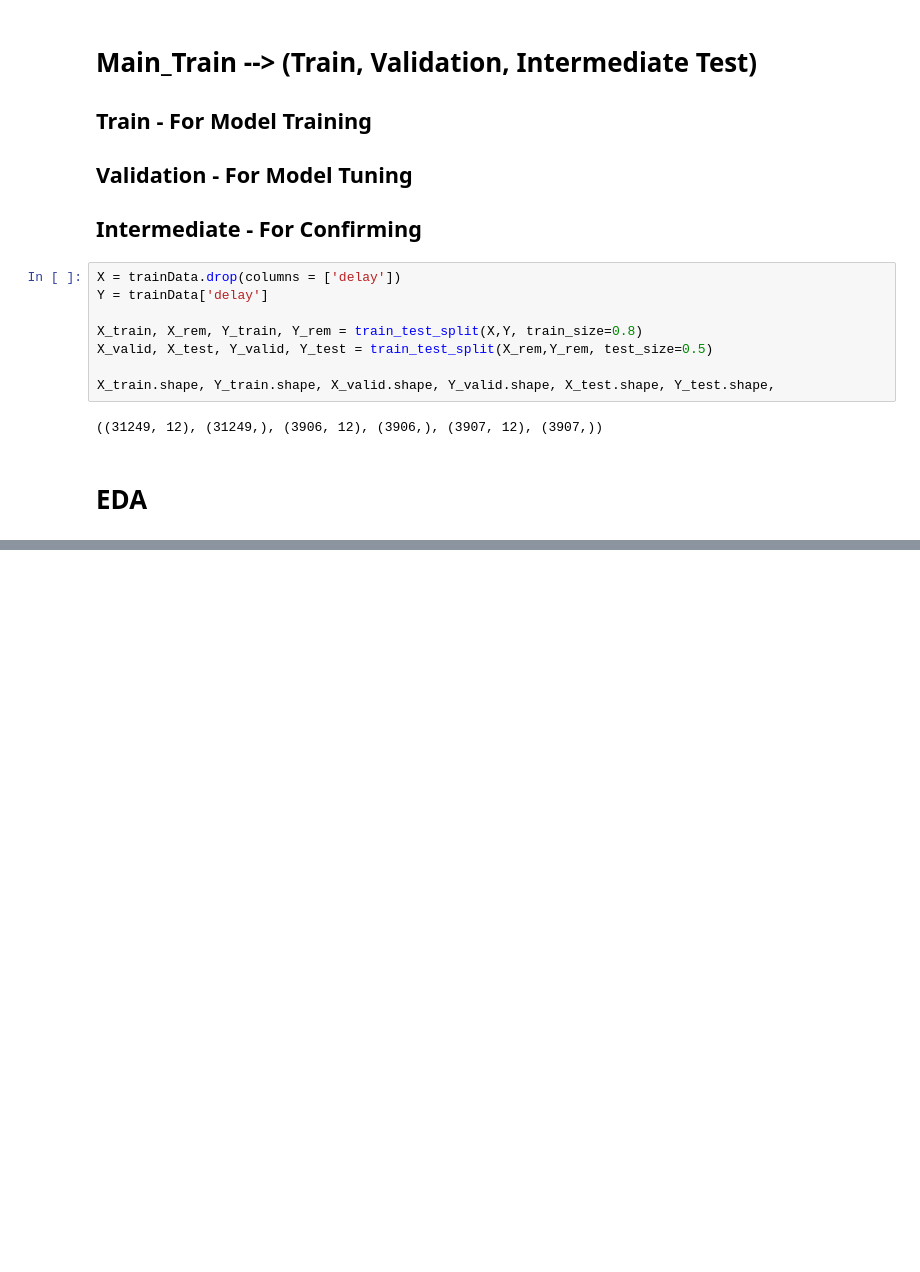
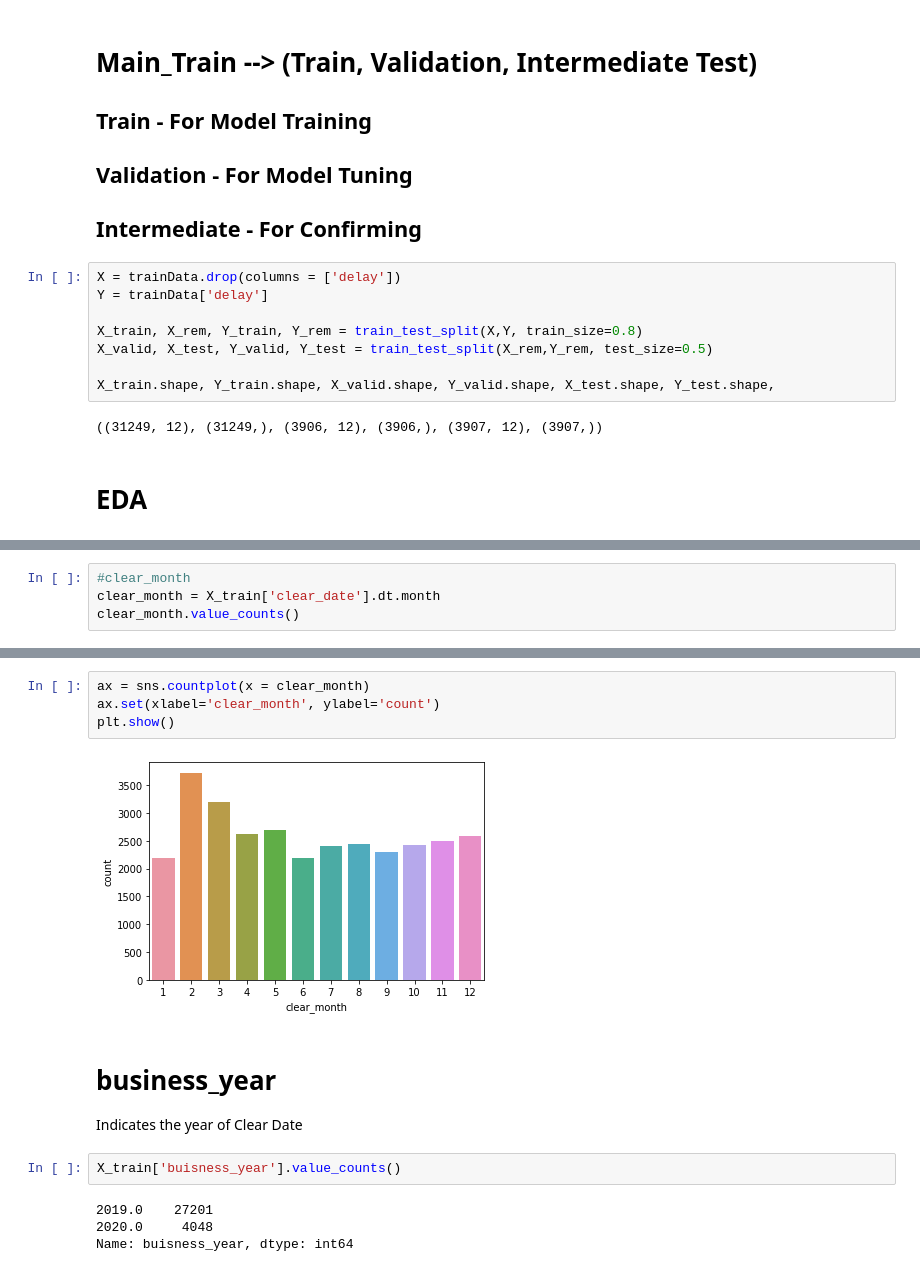
Before and after one commit to souvikpal2000/B2B-Invoice-Management-Application, a Jupyter notebook: InvoiceML.ipynb, the cells around one changed output, grey strips where cells are left out. Drawn from its saved outputs; the diff is of its cells as text; blank space fills up the shorter version.

```diff
--- a/InvoiceML.ipynb
+++ b/InvoiceML.ipynb
@@ -622,0 +615,4 @@ KeyError: 'clear_'
+# %%
+#clear_month
+clear_month = X_train['clear_date'].dt.month
+clear_month.value_counts()
@@ -622,0 +633,15 @@ KeyError: 'clear_'
+# %%
+ax = sns.countplot(x = clear_month)
+ax.set(xlabel='clear_month', ylabel='count')
+plt.show()
+# %% [output]
+[figure, added]
+# %% [markdown]
+# **business_year**
+Indicates the year of Clear Date
+# %%
+X_train['buisness_year'].value_counts()
+# %% [output]
+2019.0    27201
+2020.0     4048
+Name: buisness_year, dtype: int64
```
Also changed, not shown: parts of 98 cells of this notebook.
